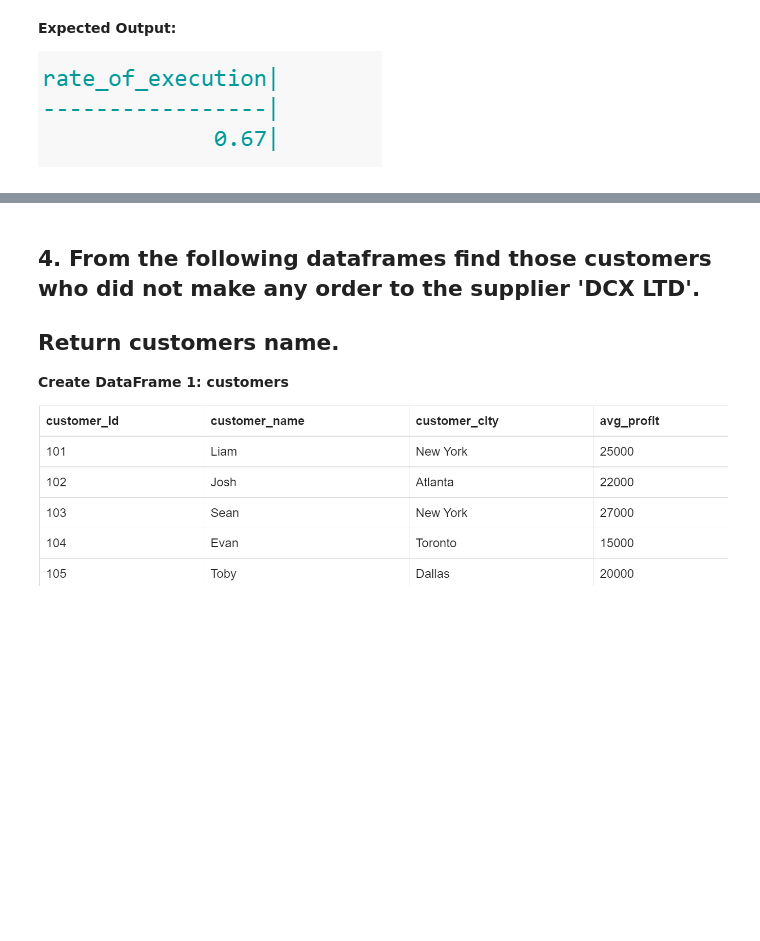
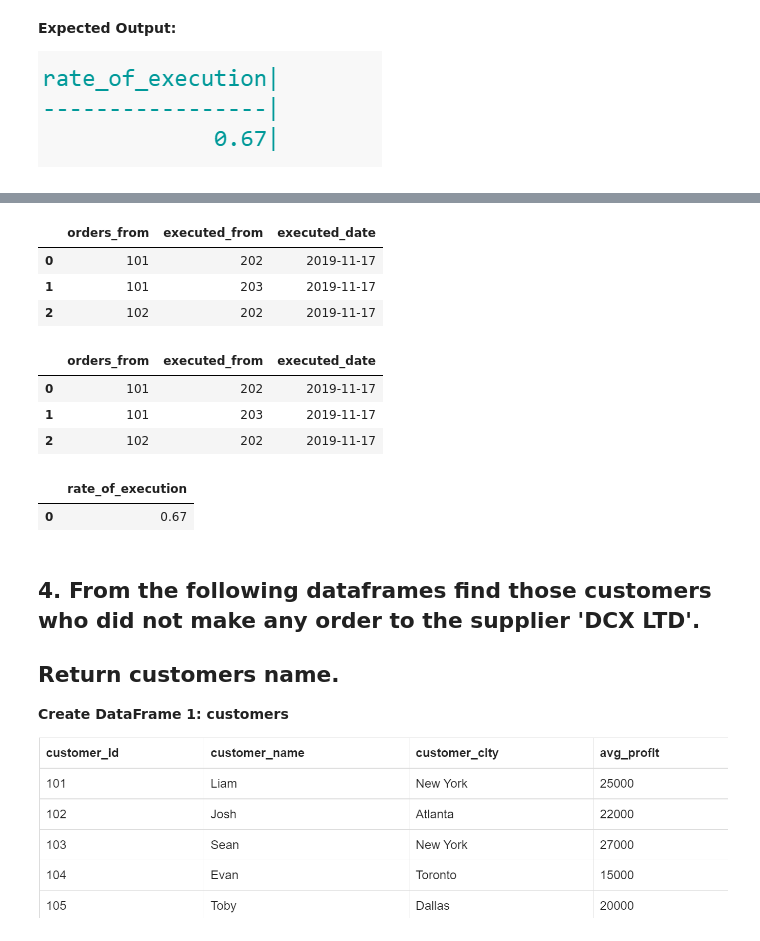
Before and after one commit to vinayakpotdar2114/Daily-Assignemnts, a Jupyter notebook: Day_4__Assignment.ipynb, the cells around one changed output, grey strips where cells are left out. Cells and saved outputs as stored; diff of their text form; code cells hidden in the pictures; blank space fills up the shorter version.

```diff
--- a/Day_4__Assignment.ipynb
+++ b/Day_4__Assignment.ipynb
@@ -155,5 +173,33 @@ orders_executed = pd.read_sql_query ('''SELECT * FROM orders_executed''',conn)
 # %%
 # Write Your Code here.
+mysql('''SELECT * from orders_issued LIMIT 3''')
+# %% [output]
+|  | orders_from | executed_from | executed_date |
+| 0 | 101 | 202 | 2019-11-17 |
+| 1 | 101 | 203 | 2019-11-17 |
+| 2 | 102 | 202 | 2019-11-17 |
+# %%
+mysql('''SELECT * FROM orders_executed LIMIT 3''')
+# %% [output]
+|  | orders_from | executed_from | executed_date |
+| 0 | 101 | 202 | 2019-11-17 |
+| 1 | 101 | 203 | 2019-11-17 |
+| 2 | 102 | 202 | 2019-11-17 |
+# %%
+import sqlite3
+
+query1= '''SELECT ROUND (
+  (SELECT COUNT(*) FROM (SELECT * FROM orders_executed) AS A)*1.0
+  /
+  (SELECT COUNT(*) FROM (SELECT * FROM orders_issued) AS B),2
+) AS rate_of_execution;'''
+
+mysql(query1)
+
+# Dont know what the issue was, but could not work it out with writing this whole thing the single line
+# %% [output]
+|  | rate_of_execution |
+| 0 | 0.67 |
 # %% [markdown]
 ## 4. From the following dataframes find those customers who did not make any order to the supplier 'DCX LTD'.
 ## Return customers name.
```
Also changed, not shown: parts of 13 cells of this notebook.
